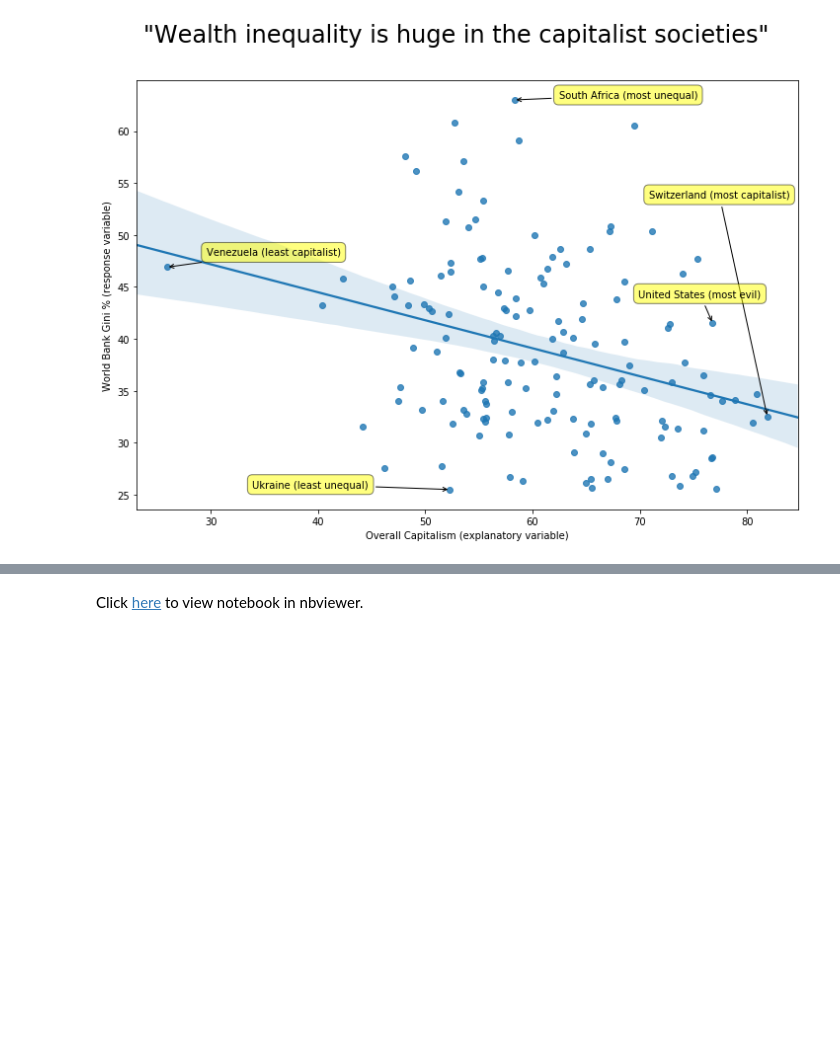
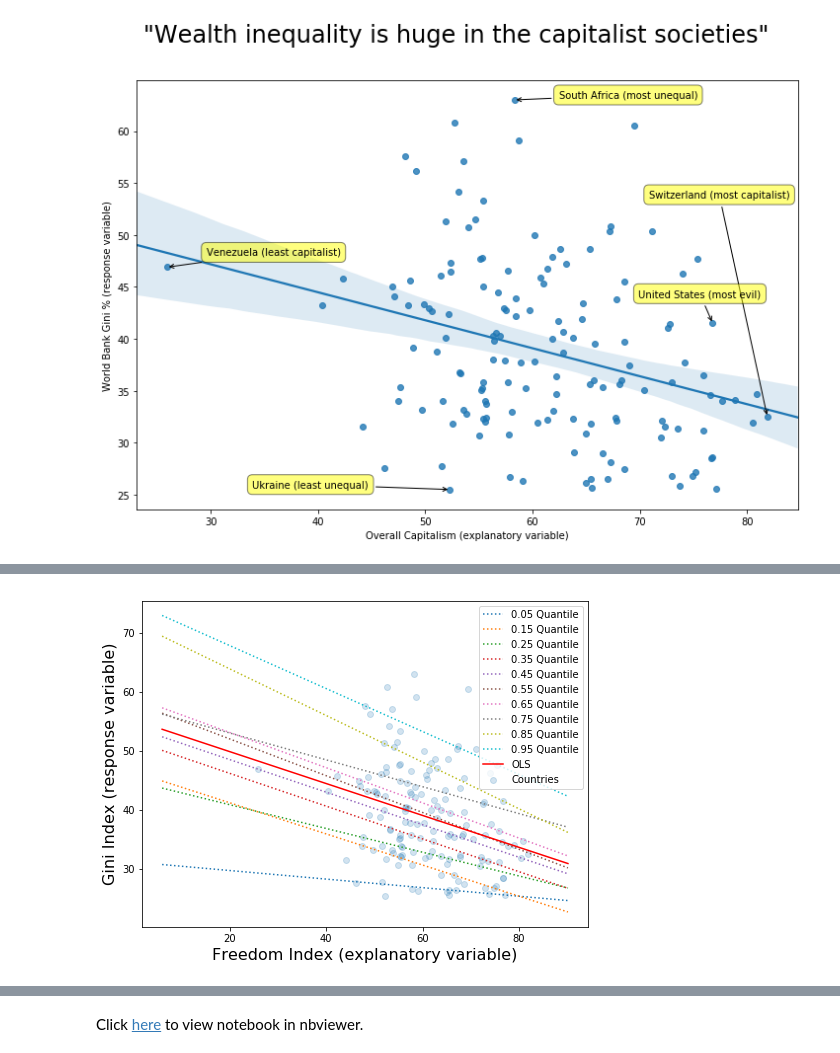
Before and after one commit to dbabbitt/notebooks, a Jupyter notebook: Miscellaneous/ipynb/Income Inequality and Capitalism.ipynb, the cells around one changed output, grey strips where cells are left out. Saved outputs shown, nothing was run; the diff lists cells and outputs as text; code cells hidden in the pictures; blank space fills up the shorter version.

Commit message:
Added quantile regression

```diff
--- a/Miscellaneous/ipynb/Income Inequality and Capitalism.ipynb
+++ b/Miscellaneous/ipynb/Income Inequality and Capitalism.ipynb
@@ -135,0 +152,11 @@ title_obj = fig1_fig.suptitle('"Wealth inequality is huge in the capitalist soci
+# %%
+
+merge_df.columns = ['capitalism_rank', 'country_name', 'freedom_score',
+                    'freedom_change_from_2018', 'un_10_percent_ratio', 'un_20_percent_ratio',
+                    'world_bank_gini_index', 'world_bank_gini year', 'cia_10_percent_ratio',
+                    'cia_percent_ratio_year', 'cia_gini_percent', 'cia_gini_year']
+explanatory_variable = 'freedom_score'
+response_variable = 'world_bank_gini_index'
+inequality_qr = smf.quantreg('{} ~ {}'.format(response_variable, explanatory_variable), merge_df)
+inequality_rrw = inequality_qr.fit(q=.5)
+print(inequality_rrw.summary())
@@ -135,0 +204,12 @@ title_obj = fig1_fig.suptitle('"Wealth inequality is huge in the capitalist soci
+# %%
+
+models_df = pd.DataFrame(models_list, columns=['quantile', 'intercept', 'slope', 'lower_bound',
+                                               'upper_bound'])
+
+rrw = smf.ols('{} ~ {}'.format(response_variable, explanatory_variable), merge_df).fit()
+conf_int_list = rrw.conf_int().loc[explanatory_variable].tolist()
+ols_dict = dict(intercept=rrw.params['Intercept'], slope=rrw.params[explanatory_variable],
+           lower_bound=conf_int_list[0], upper_bound=conf_int_list[1])
+
+print(ols_dict)
+models_df
@@ -135,0 +256,21 @@ title_obj = fig1_fig.suptitle('"Wealth inequality is huge in the capitalist soci
+# %%
+
+x = np.array([merge_df[explanatory_variable].min(), merge_df[explanatory_variable].max()])
+get_y = lambda intercept, slope: intercept + slope * x
+
+fig, ax = plt.subplots(figsize=(8, 6))
+
+for i in range(models_df.shape[0]):
+    y = get_y(models_df.loc[i, 'intercept'], models_df.loc[i, 'slope'])
+    ax.plot(x, y, linestyle='dotted',
+            label='{:.2} Quantile'.format(models_df.loc[i, 'quantile']))
+
+y = get_y(ols_dict['intercept'], ols_dict['slope'])
+
+ax.plot(x, y, color='red', label='OLS')
+ax.scatter(merge_df[explanatory_variable], merge_df[response_variable], alpha=.2, label='Countries')
+legend = ax.legend()
+xlabel_text = ax.set_xlabel('Freedom Index (explanatory variable)', fontsize=16)
+ylabel_text = ax.set_ylabel('Gini Index (response variable)', fontsize=16)
+# %% [output]
+[figure, added]
```
Also changed, not shown: parts of 13 cells of this notebook, 7 other files.
